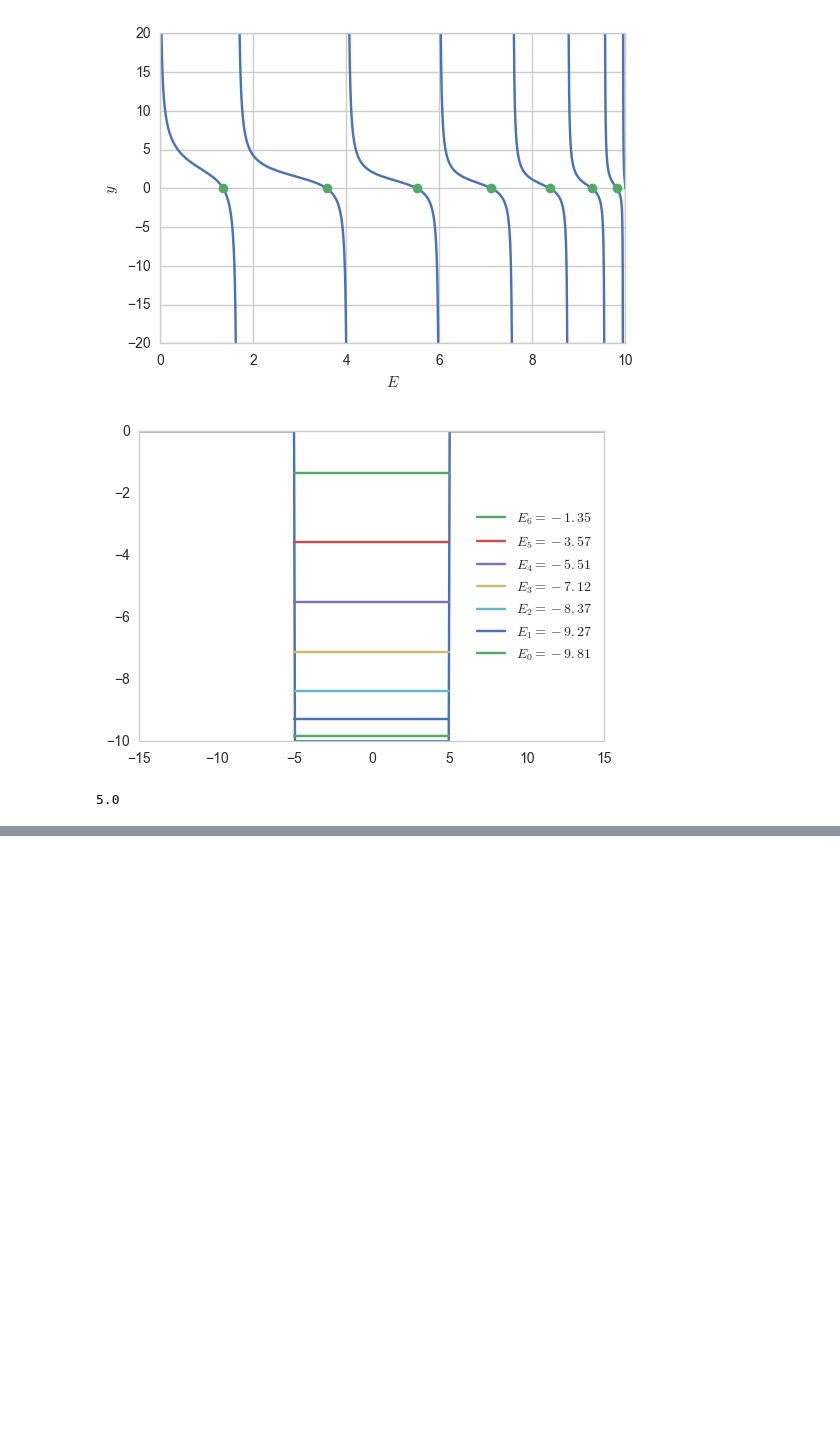
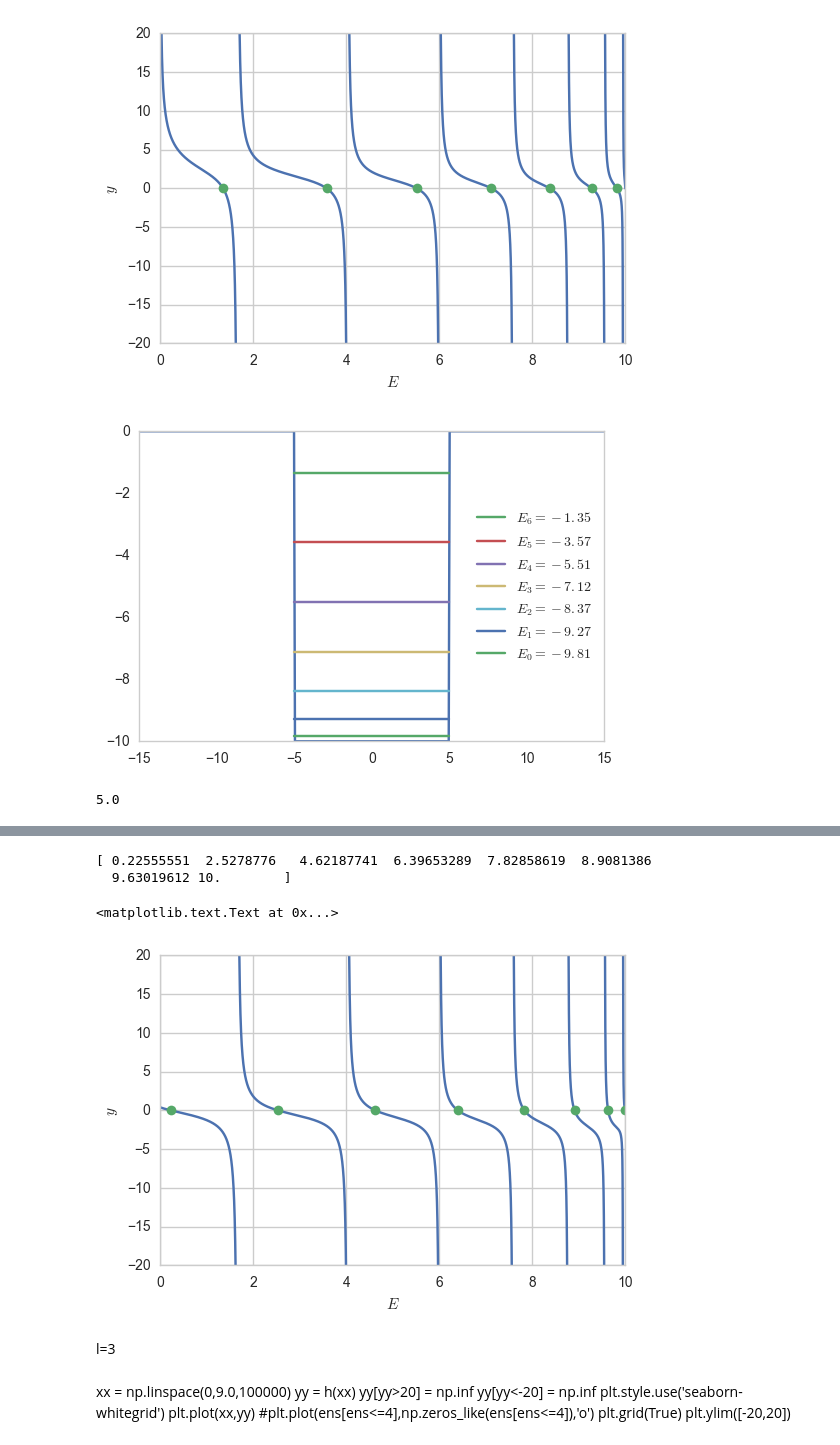
Before and after one commit to elena-orlova/electron, a Jupyter notebook: Potentials.ipynb, the cells around one changed output, grey strips where cells are left out. Drawn from its saved outputs; the diff is of its cells as text; code cells hidden in the pictures; blank space fills up the shorter version.

```diff
--- a/Potentials.ipynb
+++ b/Potentials.ipynb
@@ -278,0 +325,8 @@ plt.show()
+# %%
+x0 = np.arange(0.01,V_0,step=0.1)
+ens = []
+for step in x0:
+    ens.append(root(g,step).x[0])
+ens = (np.asarray((list((set(ens))))))
+ens.sort()
+print (ens)
@@ -278,0 +346,10 @@ plt.show()
+# %%
+counter = 0
+while(counter < 10):
+    ind = []
+    for i in range(1,ens.shape[0]):
+        if (np.abs(ens[i]-ens[i-1]) < 1e-5):
+            ind.append(i)
+    print (ind)
+    ens = np.delete(ens,np.asarray(ind))
+    counter+=1
@@ -278,0 +367,22 @@ plt.show()
+# %%
+print (ens)
+# %% [output]
+[ 0.22555551  2.5278776   4.62187741  6.39653289  7.82858619  8.9081386
+  9.63019612 10.        ]
+# %%
+xx = np.linspace(0,10.0,1000000)
+yy = g(xx)
+yy[yy>20] = np.inf
+yy[yy<-20] = np.inf
+plt.style.use('seaborn-whitegrid')
+plt.plot(xx,yy)
+plt.plot(ens[ens<=10.0],np.zeros_like(ens[ens<=10.0]),'o')
+plt.grid(True)
+plt.ylim([-20,20])
+plt.xlabel(r'$E$')
+plt.ylabel(r'$y$')
+# %% [output]
+<matplotlib.text.Text at 0x...>
+[figure, added]
+# %% [markdown]
+l=3
@@ -278,0 +398,10 @@ plt.show()
+# %% [markdown]
+xx = np.linspace(0,9.0,100000)
+yy = h(xx)
+yy[yy>20] = np.inf
+yy[yy<-20] = np.inf
+plt.style.use('seaborn-whitegrid')
+plt.plot(xx,yy)
+#plt.plot(ens[ens<=4],np.zeros_like(ens[ens<=4]),'o')
+plt.grid(True)
+plt.ylim([-20,20])
```
Also changed, not shown: parts of 92 cells of this notebook.
